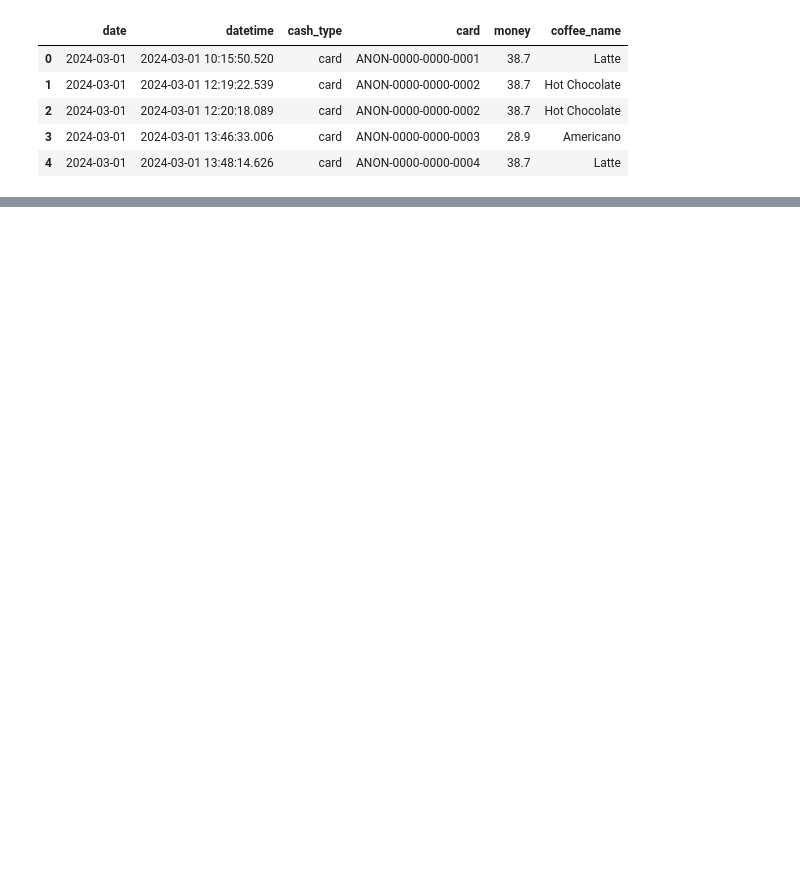
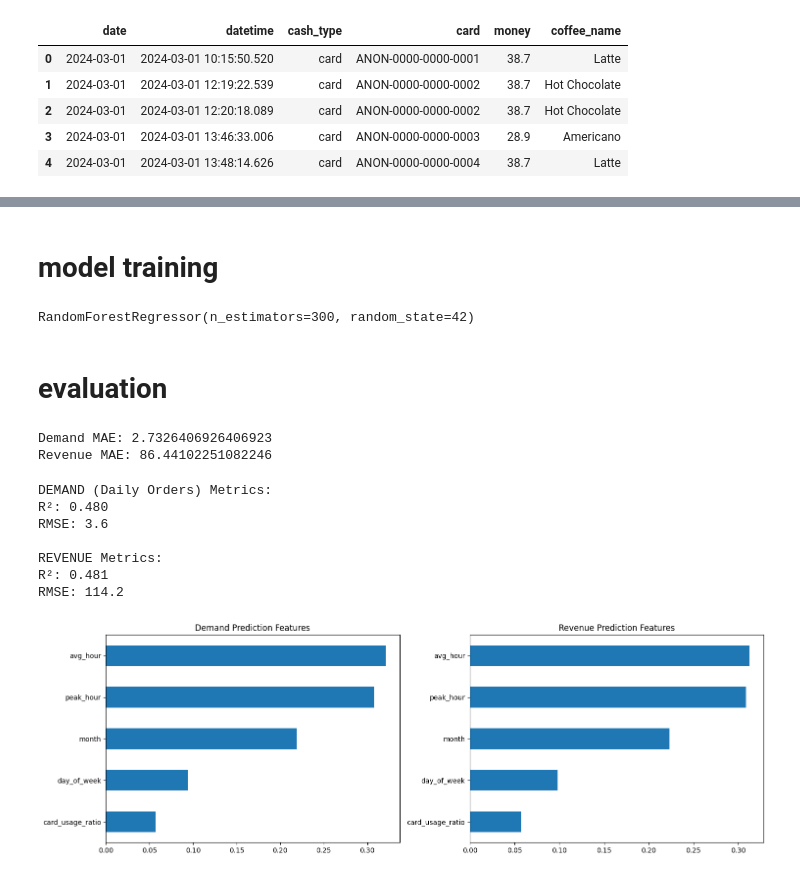
Before and after one commit to holgadoa/datascience-grp3-ml-project, a Jupyter notebook: actual/Group3-MachineLearningProject.ipynb, the cells around one changed output, grey strips where cells are left out. Saved outputs shown, nothing was run; the diff lists cells and outputs as text; code cells hidden in the pictures; blank space fills up the shorter version.

```diff
--- a/actual/Group3-MachineLearningProject.ipynb
+++ b/actual/Group3-MachineLearningProject.ipynb
@@ -114 +115,62 @@ plt.show()
 [figure]
+# %% [markdown]
+# model training
+# %%
+X = daily_data.drop(['date', 'daily_revenue', 'most_popular_coffee', 'weekday_name', 'daily_orders'],axis=1)  #drop the date, daily revenue, most popular coffee, weekday name and daily orders columns
+y_demand = daily_data['daily_orders']
+y_revenue = daily_data['daily_revenue']
+
+X_train, X_test, y_demand_train, y_demand_test = train_test_split(X, y_demand, test_size=0.2, random_state=42)
+X_train, X_test, y_revenue_train, y_revenue_test = train_test_split(X, y_revenue, test_size=0.2, random_state=42)
+
+# Train models
+demand_model = RandomForestRegressor(n_estimators=300, random_state=42)
+demand_model.fit(X_train, y_demand_train)
+revenue_model = RandomForestRegressor(n_estimators=300, random_state=42)
+revenue_model.fit(X_train, y_revenue_train)
+# %% [output]
+RandomForestRegressor(n_estimators=300, random_state=42)
+# %% [markdown]
+# evaluation
+# %%
+# Evaluate demand predictions
+demand_pred = demand_model.predict(X_test)
+print("Demand MAE:", mean_absolute_error(y_demand_test, demand_pred))
+
+# Evaluate revenue predictions
+revenue_pred = revenue_model.predict(X_test)
+print("Revenue MAE:", mean_absolute_error(y_revenue_test, revenue_pred))
+# %% [output]
+Demand MAE: 2.7326406926406923
+Revenue MAE: 86.44102251082246
+# %%
+demand_pred = demand_model.predict(X_test)
+revenue_pred = revenue_model.predict(X_test)
+
+def print_metrics(y_true, y_pred, label):
+    print(f"{label} Metrics:")
+    print(f"R²: {r2_score(y_true, y_pred):.3f}")
+    rmse = np.sqrt(mean_squared_error(y_true, y_pred))
+    print(f"RMSE: {rmse:.1f}\n")
+
+print_metrics(y_demand_test, demand_pred, "DEMAND (Daily Orders)")
+print_metrics(y_revenue_test, revenue_pred, "REVENUE")
+
+# Feature Importance
+fig, ax = plt.subplots(1, 2, figsize=(15, 5))
+pd.Series(demand_model.feature_importances_, index=X.columns).sort_values().plot.barh(ax=ax[0])
+ax[0].set_title('Demand Prediction Features')
+
+pd.Series(revenue_model.feature_importances_, index=X.columns).sort_values().plot.barh(ax=ax[1])
+ax[1].set_title('Revenue Prediction Features')
+plt.tight_layout()
+plt.show()
+# %% [output]
+DEMAND (Daily Orders) Metrics:
+R²: 0.480
+RMSE: 3.6
+
+REVENUE Metrics:
+R²: 0.481
+RMSE: 114.2
+[figure, added]
```
Also changed, not shown: parts of 7 cells of this notebook.
